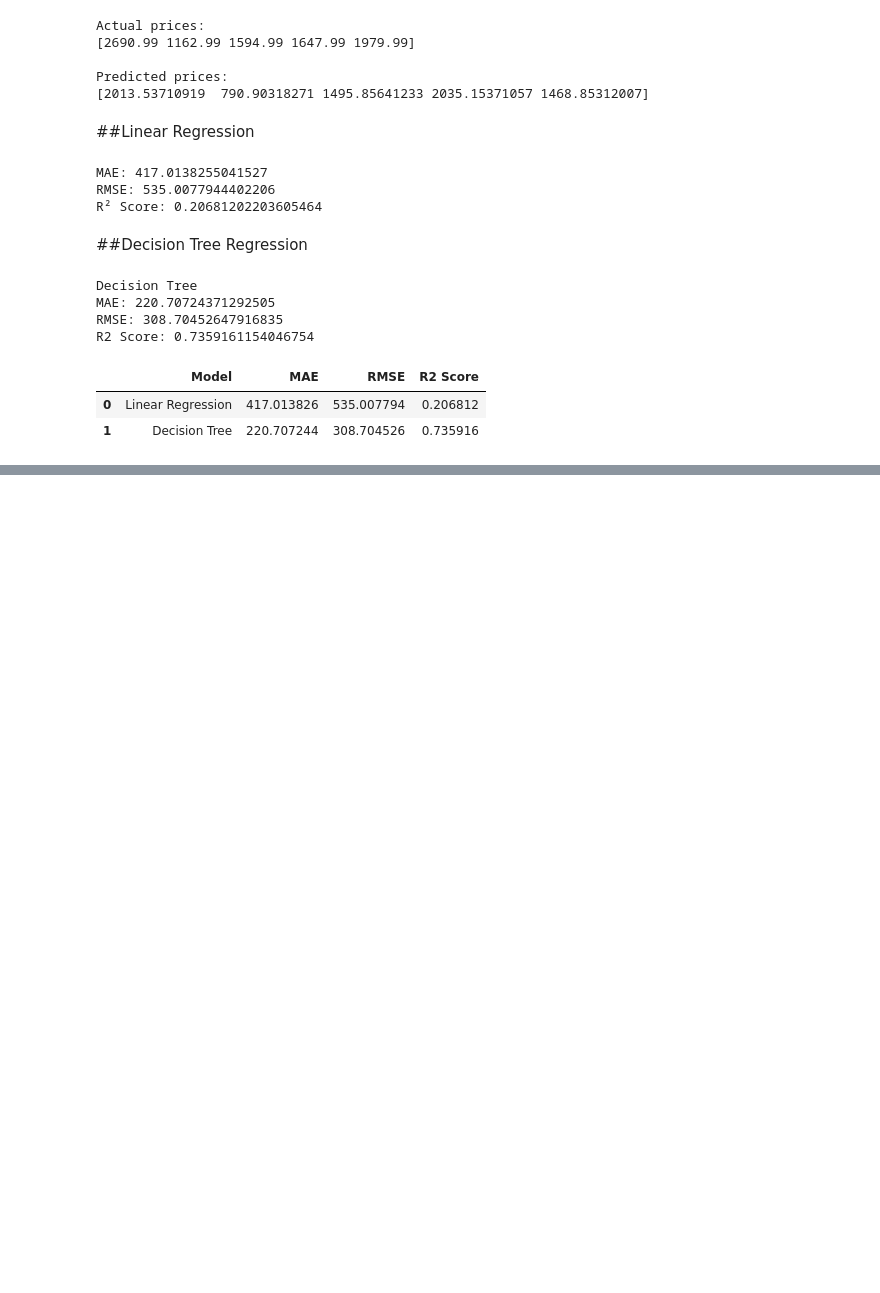
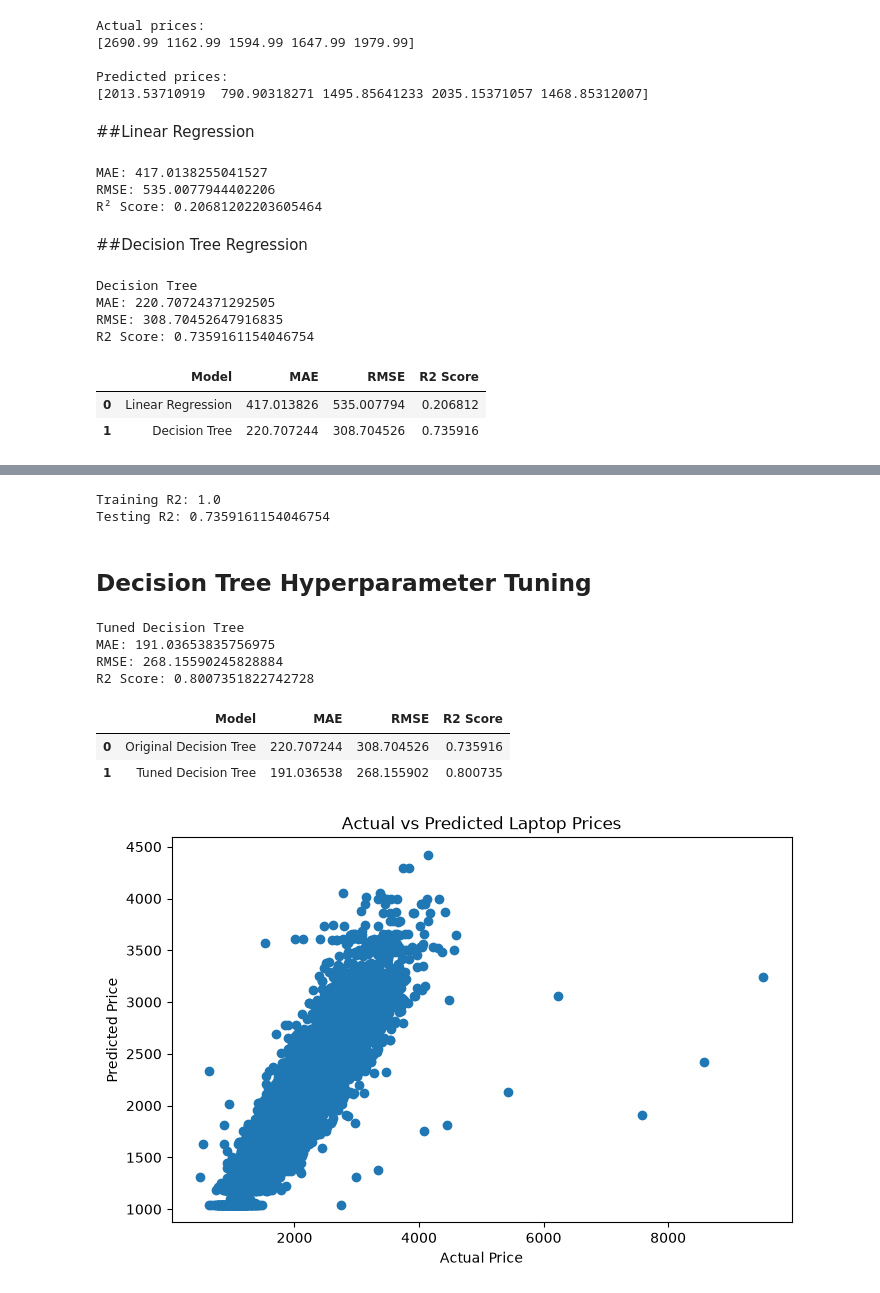
Before and after one commit to shrishtiig/Laptop_Price_Prediction, a Jupyter notebook: notebooks/laptop_price_eda and processing.ipynb, the cells around one changed output, grey strips where cells are left out. Saved outputs shown, nothing was run; the diff lists cells and outputs as text; code cells hidden in the pictures; blank space fills up the shorter version.

Commit message:
Complete model training and evaluation

```diff
--- a/notebooks/laptop_price_eda.ipynb
+++ b/notebooks/laptop_price_eda and processing.ipynb
@@ -587,0 +590,80 @@ results
+# %%
+train_pred_dt = dt_model.predict(X_train)
+
+train_r2_dt = r2_score(y_train, train_pred_dt)
+test_r2_dt = r2_score(y_test, y_pred_dt)
+
+print("Training R2:", train_r2_dt)
+print("Testing R2:", test_r2_dt)
+# %% [output]
+Training R2: 1.0
+Testing R2: 0.7359161154046754
+# %% [markdown]
+## Decision Tree Hyperparameter Tuning
+# %%
+from sklearn.tree import DecisionTreeRegressor
+
+dt_tuned = Pipeline([
+    ("preprocessor", preprocessor),
+    ("regressor", DecisionTreeRegressor(
+        max_depth=10,
+        min_samples_split=10,
+        min_samples_leaf=5,
+        random_state=42
+    ))
+])
+
+dt_tuned.fit(X_train, y_train)
+
+y_pred_tuned = dt_tuned.predict(X_test)
+# %%
+mae_tuned = mean_absolute_error(y_test, y_pred_tuned)
+rmse_tuned = np.sqrt(mean_squared_error(y_test, y_pred_tuned))
+r2_tuned = r2_score(y_test, y_pred_tuned)
+
+print("Tuned Decision Tree")
+print("MAE:", mae_tuned)
+print("RMSE:", rmse_tuned)
+print("R2 Score:", r2_tuned)
+# %% [output]
+Tuned Decision Tree
+MAE: 191.03653835756975
+RMSE: 268.15590245828884
+R2 Score: 0.8007351822742728
+# %%
+comparison = pd.DataFrame({
+    "Model": [
+        "Original Decision Tree",
+        "Tuned Decision Tree"
+    ],
+    "MAE": [
+        mae_dt,
+        mae_tuned
+    ],
+    "RMSE": [
+        rmse_dt,
+        rmse_tuned
+    ],
+    "R2 Score": [
+        r2_dt,
+        r2_tuned
+    ]
+})
+
+comparison
+# %% [output]
+|  | Model | MAE | RMSE | R2 Score |
+| 0 | Original Decision Tree | 220.707244 | 308.704526 | 0.735916 |
+| 1 | Tuned Decision Tree | 191.036538 | 268.155902 | 0.800735 |
+# %%
+plt.figure(figsize=(8,5))
+
+plt.scatter(y_test, y_pred_tuned)
+
+plt.xlabel("Actual Price")
+plt.ylabel("Predicted Price")
+plt.title("Actual vs Predicted Laptop Prices")
+
+plt.show()
+# %% [output]
+[figure, added]
```
Also changed, not shown: parts of 11 cells of this notebook, 5 other files.
